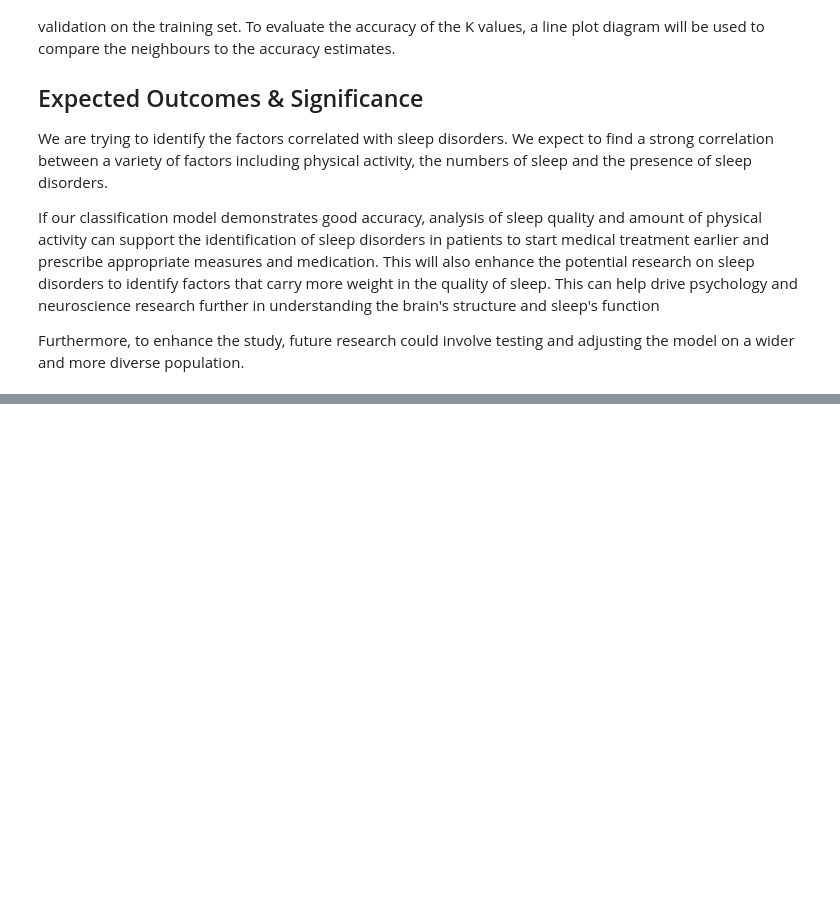
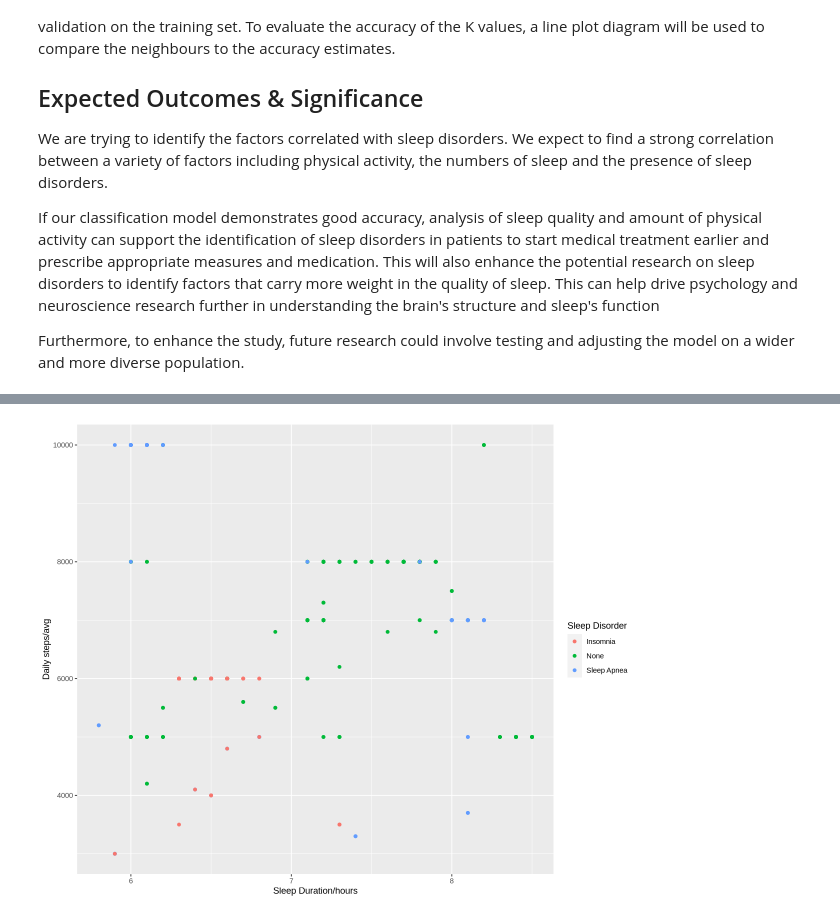
Before and after one commit to d-alex171/dsci-project, a Jupyter notebook: Proposal.ipynb, the cells around one changed output, grey strips where cells are left out. Saved outputs shown, nothing was run; the diff lists cells and outputs as text; code cells hidden in the pictures; blank space fills up the shorter version.

Commit message:
Added plot and table to proposal and imported the dataset

```diff
--- a/Proposal.ipynb
+++ b/Proposal.ipynb
@@ -27,0 +33,8 @@ Furthermore,  to enhance the study, future research could involve testing and ad
+# %%
+
+
+options(repr.plot.width = 10, repr.plot.height = 8)
+
+sleep_data <- read_csv("Sleep_health_and_lifestyle_dataset.csv")
+colnames(sleep_data) <- c("person_ID", "gender", "age", "occupation", "sleep_duration", "sleep_quality", "physical_activity", "stress_level", "BMI", "blood_pressure", "heart_rate", "daily_steps", "sleep_disorder")
+sleep_data
@@ -27,0 +60,9 @@ Furthermore,  to enhance the study, future research could involve testing and ad
+# %%
+sleep_plot = sleep_data |>
+    ggplot(aes(x = sleep_duration, y = daily_steps)) +
+    geom_point(aes(color = sleep_disorder)) +
+    labs(x="Sleep Duration/hours", y = "Daily steps/avg", color = "Sleep Disorder")
+
+sleep_plot
+# %% [output]
+[figure, added]
```
Also changed, not shown: parts of 2 cells of this notebook, 1 other file.
